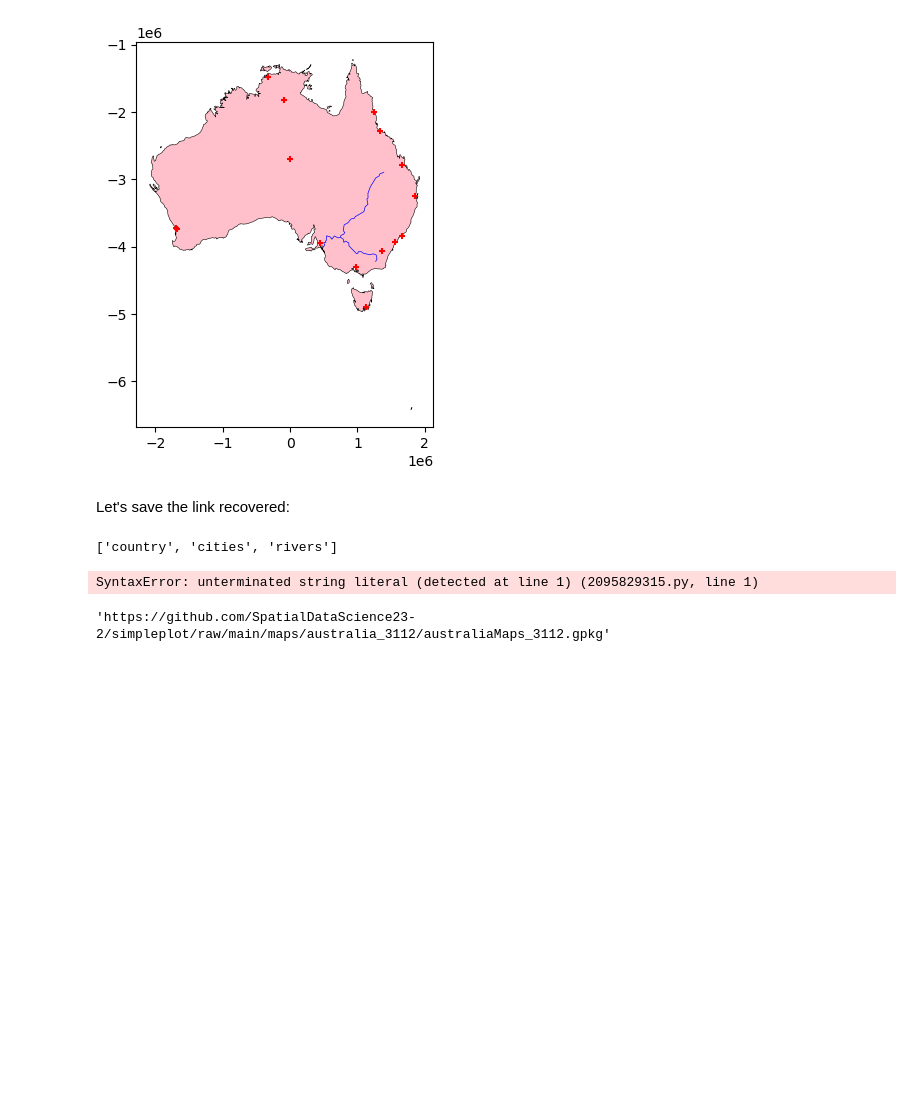
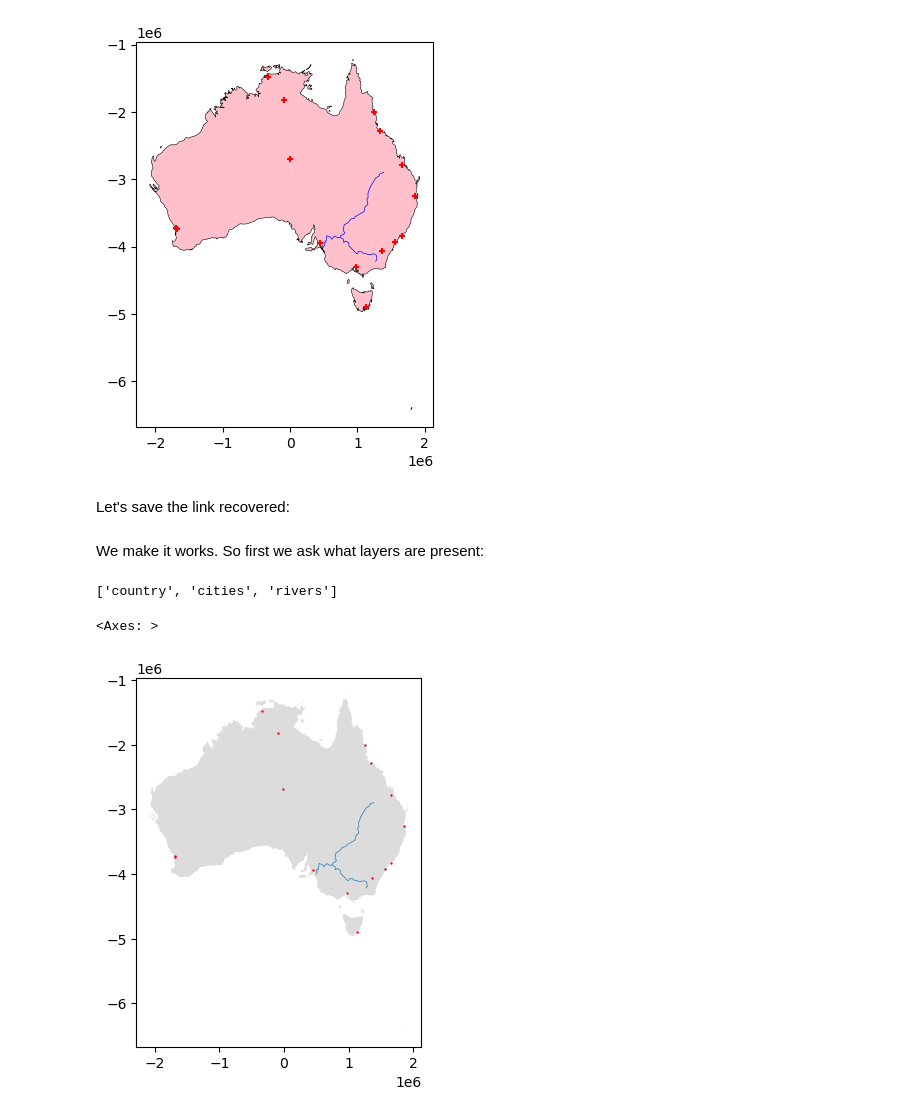
Before and after one commit to SpatialDataScience23-2/simpleplot, a Jupyter notebook: Evaluación2_20216893.ipynb, the cells around one changed output. Saved outputs shown, nothing was run; the diff lists cells and outputs as text; code cells hidden in the pictures; blank space fills up the shorter version.

```diff
--- a/Evaluación2_20216893.ipynb
+++ b/Evaluación2_20216893.ipynb
@@ -198,6 +198,8 @@ rivers_3112.to_file(os.path.join("maps","australia_3112","australiaMaps_3112.gpk
 Let's save the link recovered:
 # %%
 australiaMaps_3112='https://github.com/SpatialDataScience23-2/simpleplot/raw/main/maps/australia_3112/australiaMaps_3112.gpkg'
+# %% [markdown]
+We make it works. So first we ask what layers are present:
 # %%
 from fiona import listlayers
 
@@ -210,12 +210,9 @@ Now you are confident what to request:
 cities_3112=gpd.read_file(australiaMaps_3112,layer='cities')
 rivers_3112=gpd.read_file(australiaMaps_3112,layer='rivers')
 # %%
-base = australia_3112.plot(facecolor='gainsboro)
+base = australia_3112.plot(facecolor='gainsboro')
 cities_3112.plot(ax=base, markersize=0.5, color='red')
 rivers_3112.plot(ax=base, linewidth=0.5)
 # %% [output]
-SyntaxError: unterminated string literal (detected at line 1) (2095829315.py, line 1)
+<Axes: >
+[figure, added]
-# %%
-australia_3112
-# %% [output]
-'https://github.com/SpatialDataScience23-2/simpleplot/raw/main/maps/australia_3112/australiaMaps_3112.gpkg'
```
Also changed, not shown: parts of 1 cell of this notebook, 1 other file.
